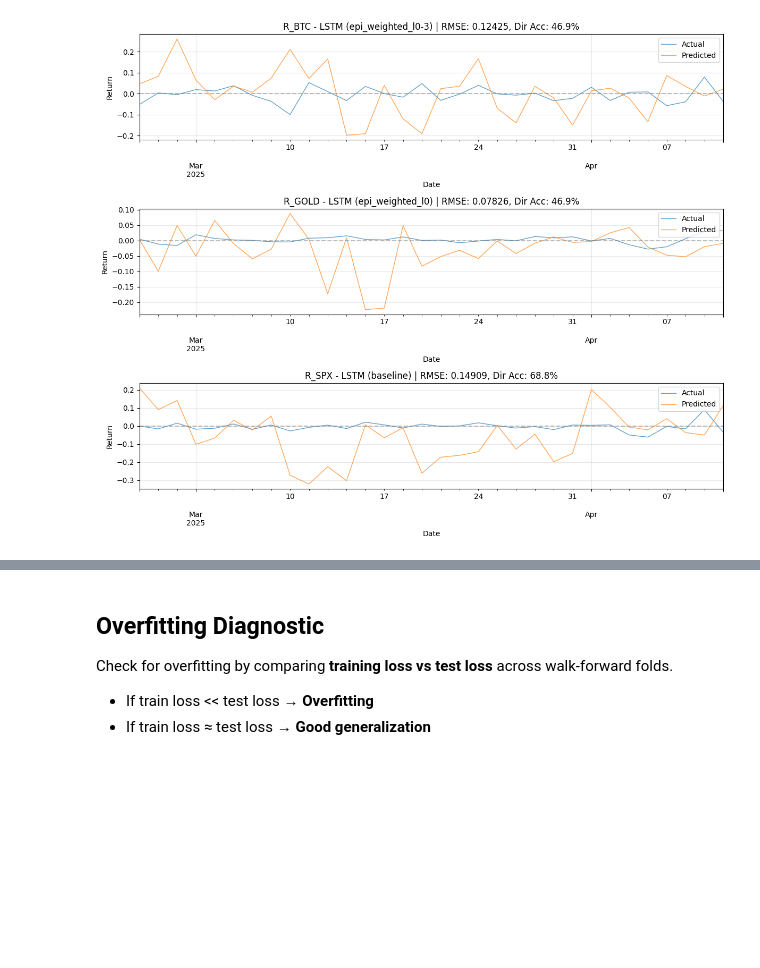
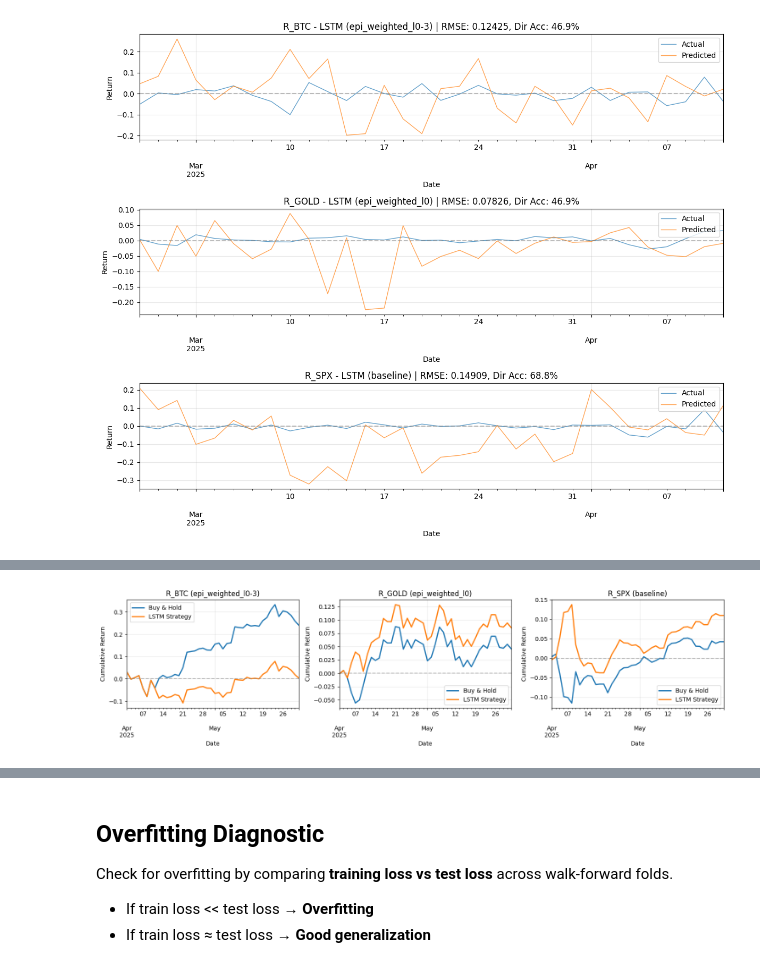
Before and after one commit to isom-ds/youtube-emotion-financial-modelling, a Jupyter notebook: 514_financial_lstm_mlx.ipynb, the cells around one changed output, grey strips where cells are left out. Drawn from its saved outputs; the diff is of its cells as text; code cells hidden in the pictures; blank space fills up the shorter version.

Commit message:
align predictions trading strategy

```diff
--- a/514_financial_lstm_mlx.ipynb
+++ b/514_financial_lstm_mlx.ipynb
@@ -1522,0 +1645,90 @@ STRATEGY PERFORMANCE SUMMARY
+# %%
+# Plot cumulative returns using the trained models' predictions
+print("=" * 70)
+print("CUMULATIVE RETURNS: STRATEGY VS BUY-AND-HOLD")
+print(f"Test Period: {TEST_START} to {TEST_END}")
+print("=" * 70)
+
+# ============================================================================
+# Use raw returns DataFrame directly for consistent Buy & Hold calculation
+# The `returns` DataFrame is created BEFORE any feature engineering
+# ============================================================================
+# Get all available dates in the test period from raw returns
+test_period_returns = returns.loc[TEST_START:TEST_END].copy()
+print(f"Raw returns test period: {test_period_returns.index.min().date()} to {test_period_returns.index.max().date()}")
+print(f"Total trading days available: {len(test_period_returns)}")
+
+fig, axes = plt.subplots(1, 3, figsize=(15, 4))
+
+strategy_results = []
+
+for idx, asset in enumerate(assets):
+    ax = axes[idx]
+
+    if asset not in test_predictions:
+        print(f"{asset.upper()}: No predictions available")
+        continue
+
+    predictions = test_predictions[asset]['predictions']
+    pred_dates = predictions.index
+
+    # ========================================================================
+    # CRITICAL: Use raw `returns` DataFrame for Buy & Hold
+    # This ensures IDENTICAL Buy & Hold across ALL notebooks
+    # ========================================================================
+    actuals = returns.loc[pred_dates, asset]
+
+    # Strategy returns: long if predicted > 0, else flat (0 return)
+    strategy_returns = actuals * np.sign(predictions)
+
+    # Cumulative returns
+    cum_buy_hold = (1 + actuals).cumprod() - 1
+    cum_strategy = (1 + strategy_returns).cumprod() - 1
+
+    # Plot
+    cum_buy_hold.plot(ax=ax, label='Buy & Hold', linewidth=2)
+    cum_strategy.plot(ax=ax, label='LSTM Strategy', linewidth=2)
+
+    ax.set_title(f"{asset.upper()} ({best_models[asset]})")
+    ax.set_xlabel('Date')
+    ax.set_ylabel('Cumulative Return')
+    ax.legend()
+    ax.grid(True, alpha=0.3)
+    ax.axhline(y=0, color='gray', linestyle='--', alpha=0.5)
+
+    bh_final = cum_buy_hold.iloc[-1] * 100
+    strat_final = cum_strategy.iloc[-1] * 100
+
+    strategy_results.append({
+        "Asset": asset.upper(),
+        "Model": best_models[asset],
+        "Buy_Hold_pct": bh_final,
+        "Strategy_pct": strat_final,
+        "Outperformance_pp": strat_final - bh_final,
+        "N_Days": len(pred_dates),
+        "Period": f"{pred_dates.min().date()} to {pred_dates.max().date()}",
+    })
+
+    print(f"{asset.upper()}: Buy & Hold = {bh_final:.2f}%, Strategy = {strat_final:.2f}% ({len(pred_dates)} days: {pred_dates.min().date()} to {pred_dates.max().date()})")
+
+plt.tight_layout()
+plt.show()
+
+# Summary table
+print("\n" + "=" * 70)
+print("STRATEGY PERFORMANCE SUMMARY (EPI-Based LSTM)")
+print("=" * 70)
+strategy_df = pd.DataFrame(strategy_results)
+display(strategy_df.round(2))
+
+# ============================================================================
+# Print exact prediction dates for cross-notebook comparison
+# ============================================================================
+print("\n" + "=" * 70)
+print("PREDICTION DATE RANGES (for cross-notebook verification)")
+print("=" * 70)
+for asset in assets:
+    if asset in test_predictions:
+        pred = test_predictions[asset]['predictions']
+        print(f"{asset.upper()}: {pred.index.min().date()} to {pred.index.max().date()} ({len(pred)} days)")
+# %% [output]
@@ -1522,0 +1744 @@ STRATEGY PERFORMANCE SUMMARY
+[figure, added]
```
Also changed, not shown: parts of 4 cells of this notebook, 1 other file.
